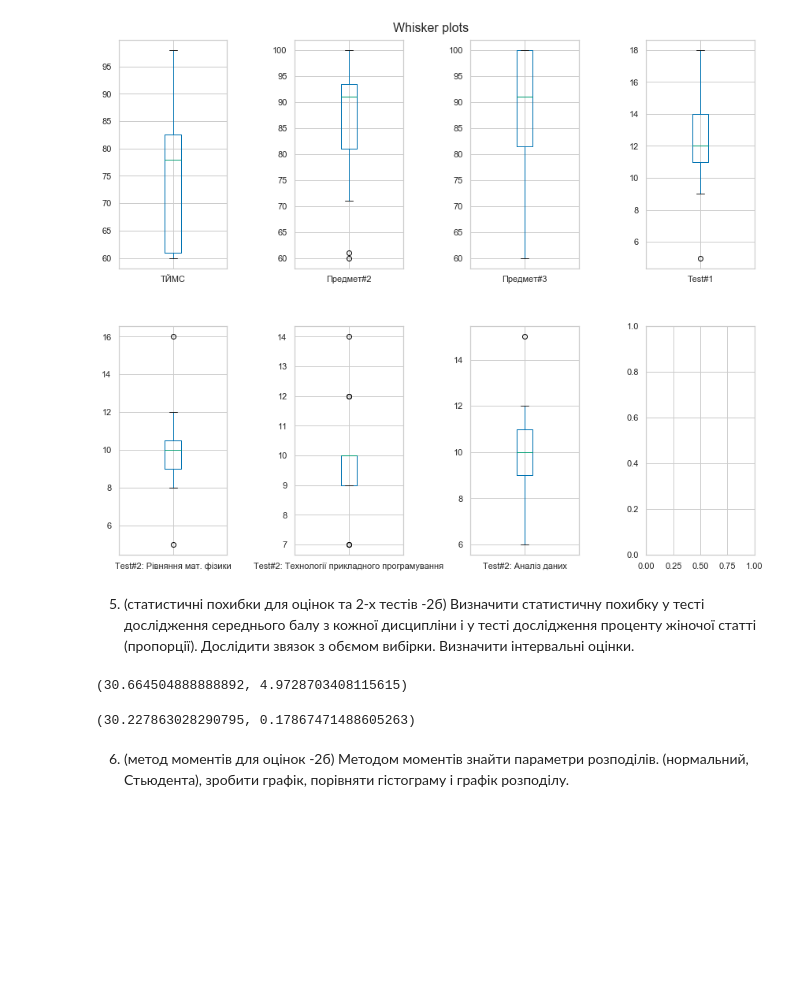
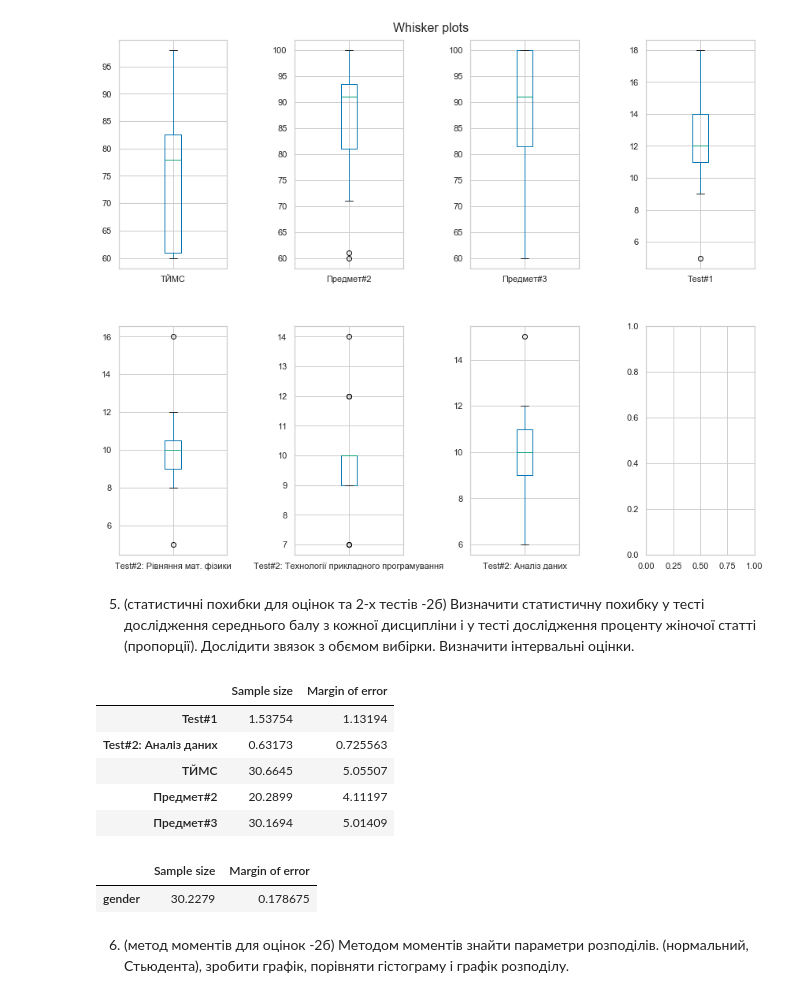
Before and after one commit to EddieKro/Data-Analysis, a Jupyter notebook: projects/poll/PM4_EDA.ipynb, the cells around one changed output. Cells and saved outputs as stored; diff of their text form; code cells hidden in the pictures; blank space fills up the shorter version.

Commit message:
margin of error reworked

```diff
--- a/projects/poll/PM4_EDA.ipynb
+++ b/projects/poll/PM4_EDA.ipynb
@@ -265,14 +265,31 @@ for i,col in enumerate(cols):
 [figure]
 # %% [markdown]
 5. (статистичні похибки для оцінок та 2-х тестів -2б) Визначити статистичну похибку у тесті дослідження середнього балу з кожної дисципліни і у тесті дослідження проценту жіночої статті  (пропорції). Дослідити звязок з обємом вибірки. Визначити інтервальні оцінки.
-# %%
-magic.sample_size_avg_score(magic.stddev(marks['ТЙМС']),5),magic.margin_of_error_avg_score(31,magic.stddev(marks['ТЙМС']))
-# %% [output]
-(30.664504888888892, 4.9728703408115615)
+# %%
+tests_cols = ['Test#1','Test#2: Аналіз даних']
+moe_index = tests_cols+list(marks.columns)#moe: margin of error
+moe_columns = ["Sample size",'Margin of error']
+
+moe = pd.DataFrame(index=moe_index, columns=moe_columns)
+for col in moe_index:
+    moe.loc[col]['Sample size'] = magic.sample_size_avg_score(magic.stddev(data[col]),5)
+    moe.loc[col]['Margin of error']= magic.margin_of_error_avg_score(30,magic.stddev(data[col]))
+moe
+# %% [output]
+|  | Sample size | Margin of error |
+| Test#1 | 1.53754 | 1.13194 |
+| Test#2: Аналіз даних | 0.63173 | 0.725563 |
+| ТЙМС | 30.6645 | 5.05507 |
+| Предмет#2 | 20.2899 | 4.11197 |
+| Предмет#3 | 30.1694 | 5.01409 |
 # %%
-magic.sample_size_proportion(0.178,10/19),magic.margin_of_error_proportion(30,10/19)
+gender_proportion = pd.DataFrame(index=['gender'],columns=moe_columns)
+gender_proportion.loc['gender']['Sample size'] = magic.sample_size_proportion(0.178,10/19)
+gender_proportion.loc['gender']['Margin of error'] = magic.margin_of_error_proportion(30,10/19)
+gender_proportion
 # %% [output]
-(30.227863028290795, 0.17867471488605263)
+|  | Sample size | Margin of error |
+| gender | 30.2279 | 0.178675 |
 # %% [markdown]
 6. (метод моментів для оцінок -2б) Методом моментів знайти параметри розподілів. (нормальний, Стьюдента), зробити графік, порівняти гістограму і графік розподілу.
 # %%
```
